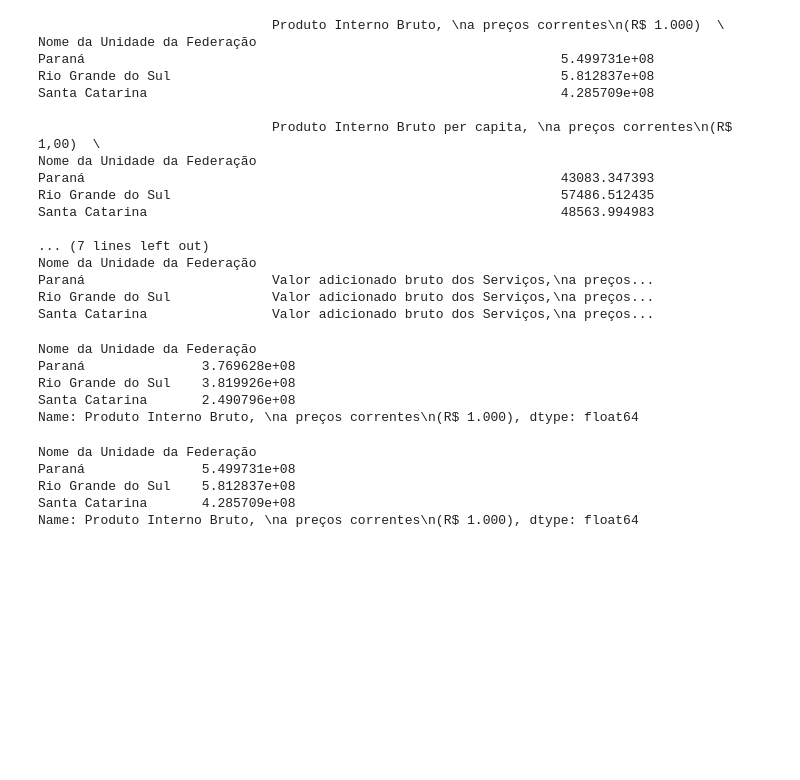
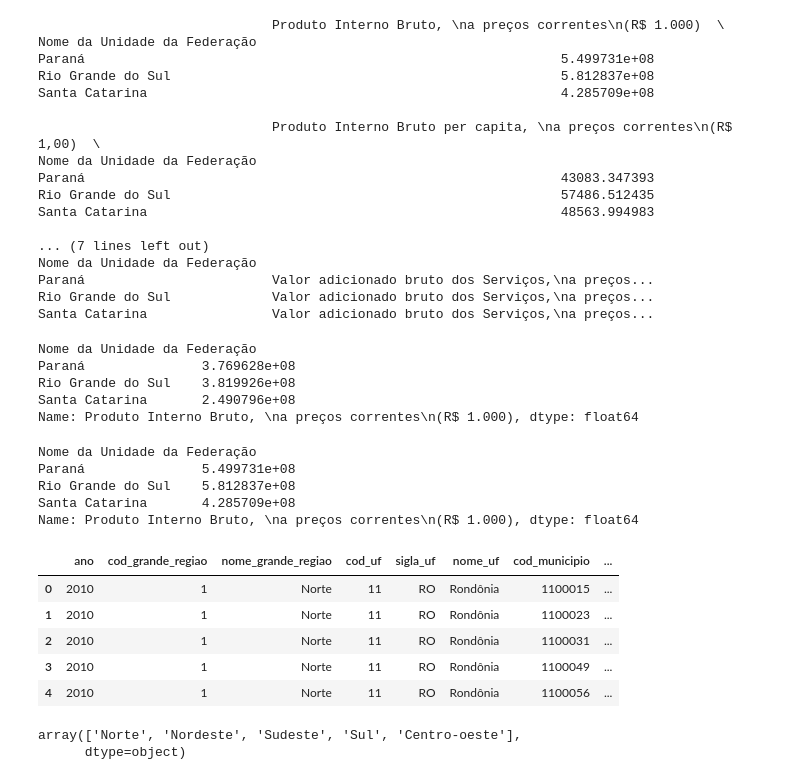
Before and after one commit to edilton-bs/analise_PIB_municipios, a Jupyter notebook: analise.ipynb, the cells around one changed output. Drawn from its saved outputs; the diff is of its cells as text; code cells hidden in the pictures; blank space fills up the shorter version.

```diff
--- a/analise.ipynb
+++ b/analise.ipynb
@@ -306,3 +306,20 @@ Paraná               5.499731e+08
 Rio Grande do Sul    5.812837e+08
 Santa Catarina       4.285709e+08
 Name: Produto Interno Bruto, \na preços correntes\n(R$ 1.000), dtype: float64
+# %%
+df = pd.read_parquet("pib_municipios.parquet")
+# %%
+df.head()
+# %% [output]
+|  | ano | cod_grande_regiao | nome_grande_regiao | cod_uf | sigla_uf | nome_uf | cod_municipio | ... |
+| 0 | 2010 | 1 | Norte | 11 | RO | Rondônia | 1100015 | ... |
+| 1 | 2010 | 1 | Norte | 11 | RO | Rondônia | 1100023 | ... |
+| 2 | 2010 | 1 | Norte | 11 | RO | Rondônia | 1100031 | ... |
+| 3 | 2010 | 1 | Norte | 11 | RO | Rondônia | 1100049 | ... |
+| 4 | 2010 | 1 | Norte | 11 | RO | Rondônia | 1100056 | ... |
+# %%
+# listar nom_grande_regiao únicos
+df['nome_grande_regiao'].unique()
+# %% [output]
+array(['Norte', 'Nordeste', 'Sudeste', 'Sul', 'Centro-oeste'],
+      dtype=object)
```
Also changed, not shown: 2 other files.
